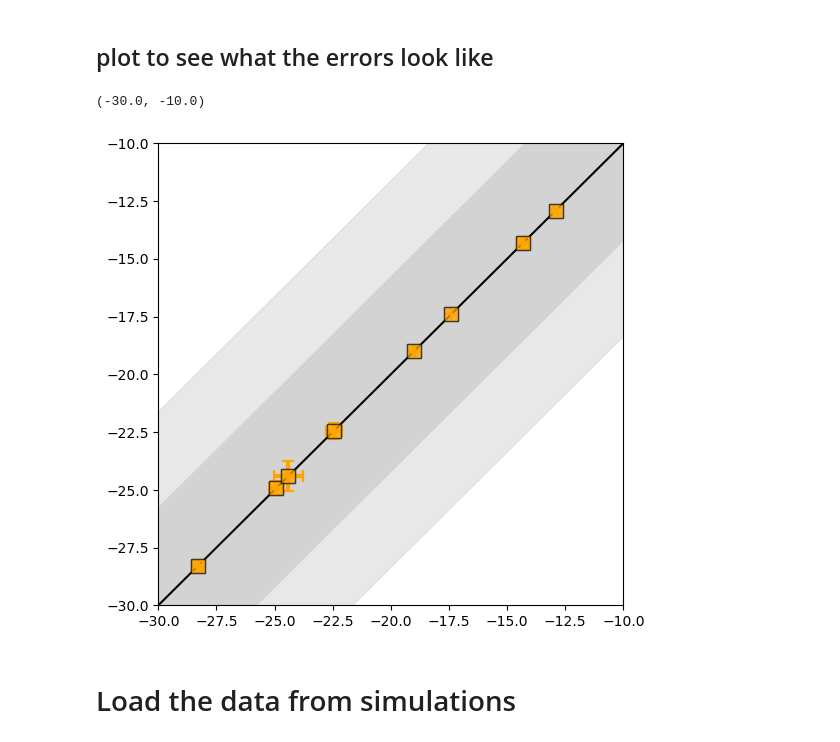
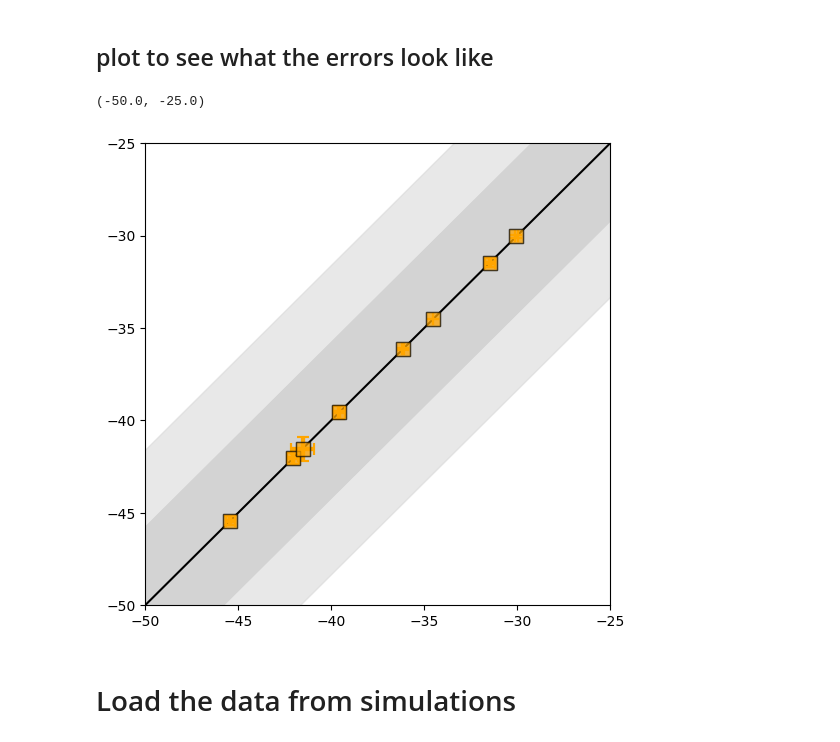
Before and after one commit to rinikerlab/reeds_protonation_tautomers, a Jupyter notebook: paper_programs/notebooks/GSK3b_combine_free_energies.ipynb, the cells around one changed output. Saved outputs shown, nothing was run; the diff lists cells and outputs as text; code cells hidden in the pictures.

```diff
--- a/paper_programs/notebooks/GSK3b_combine_free_energies.ipynb
+++ b/paper_programs/notebooks/GSK3b_combine_free_energies.ipynb
@@ -160,10 +160,10 @@ mol_ids = ['3a', '3a', '3b', '3b', '1', '1', '3o', '3o',
            '3n', '3n', '3c', '3c', '3j', '3j', '3l', '3l']
 # %%
 ic50s_exp = np.array([0.011, 0.011, 0.043, 0.043, 0.053, 0.053, 0.117, 0.117,
-             0.467, 0.467, 0.893, 0.893, 3.09, 3.09, 5.46, 5.46]) / 1000 # in microM, so divided by 1000 gives M units
+             0.467, 0.467, 0.893, 0.893, 3.09, 3.09, 5.46, 5.46]) / 1e6 # in microM, so divided by 1000000 gives M units
 
 ic50s_err = np.array([0.001, 0.001, 0.005, 0.005, 0.012, 0.012, 0.015, 0.015,
-             0.006, 0.006, 0.001, 0.001, 0.3, 0.3, 0.19, 0.19]) / 1000
+             0.006, 0.006, 0.001, 0.001, 0.3, 0.3, 0.19, 0.19]) / 1e6
 # %%
 def get_asym_errors(ic50s_exp, ic50s_err):
     kt = 2.479
@@ -186,36 +186,36 @@ dgs_exp, dgs_err = get_asym_errors(ic50s_exp, ic50s_err)
 # %%
 fig, axes = plt.subplots(ncols=1, nrows=1, figsize =[6,6])
 
 def plot_errorbar_xy(ax, x, x_err, y, y_err, color, label, zorder, alpha, marker = 's'):
 
     markers, caps, bars = ax.errorbar(x, y, xerr=x_err, yerr = y_err, fmt=marker, markersize = 10,
                                       color = color, mec = 'black',
                                       ecolor = color, label = label,
                                       capthick=1.5, capsize=4, linewidth = 3,
                                       zorder=zorder, alpha = alpha
                                      )
     [bar.set_alpha(1) for bar in bars]
     [cap.set_alpha(1) for cap in caps]
 
 plot_errorbar_xy(axes, dgs_exp, dgs_err, dgs_exp, dgs_err, color = 'orange',
              label = 'exp', zorder = 10, alpha = 0.5, marker = 's')
 
 x = np.linspace(-100, 100, 50)
 
 plt.plot(x, x, color = 'black')
 plt.plot(x, x-4.185, color = 'lightgrey')
 plt.plot(x, x+4.185, color = 'lightgrey')
 #
 plt.fill_between(x, x-4.185, x+4.185, color='lightgrey')
 plt.fill_between(x, x-2*4.185, x+2*4.185, color='lightgrey', alpha=0.5)
 
-axes.set_xlim([-30, -10])
-axes.set_ylim([-30, -10])
+axes.set_xlim([-50, -25])
+axes.set_ylim([-50, -25])
 
 # The errors are basically very small
 # %% [output]
-(-30.0, -10.0)
+(-50.0, -25.0)
-[figure, old version]
+[figure, new version]
 # %% [markdown]
 # Load the data from simulations
 # %%
```
Also changed, not shown: parts of 11 cells of this notebook, 30 other files.
